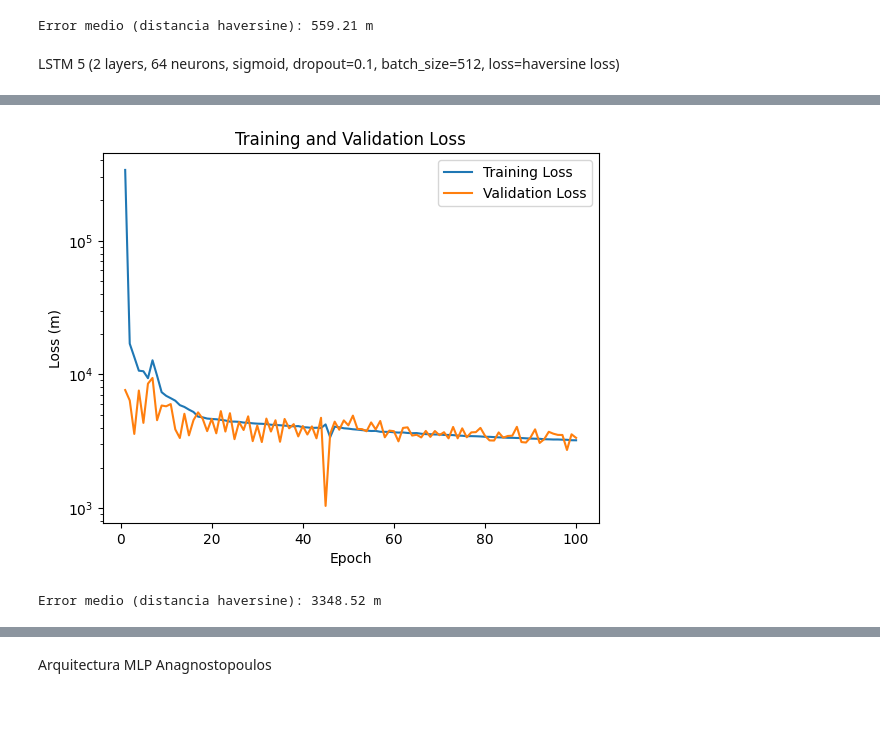
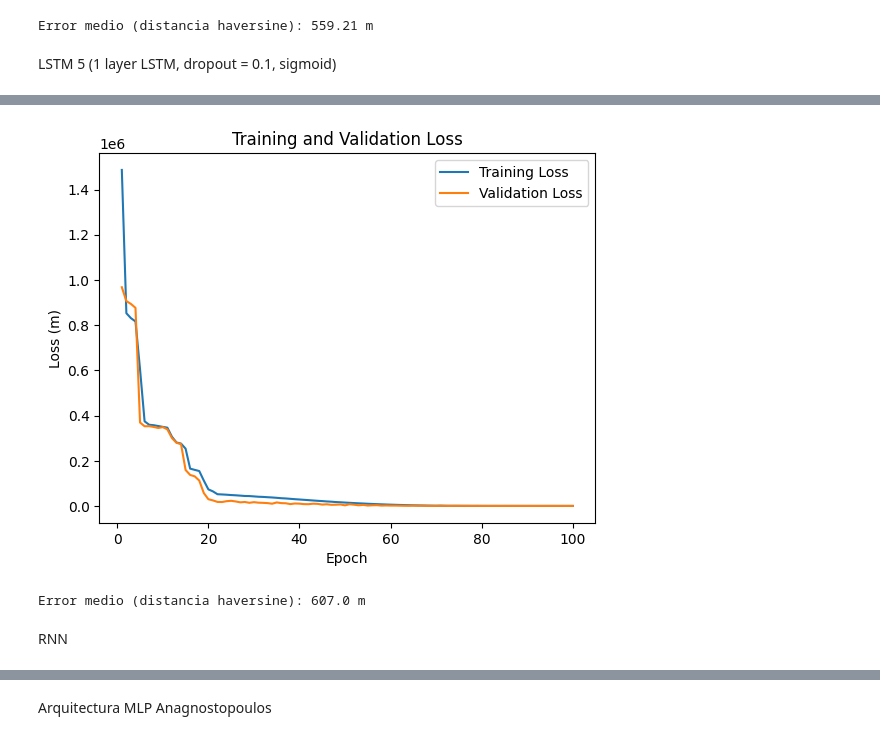
Before and after one commit to ernesto-miguez/UOC, a Jupyter notebook: Data_partitioning_strategy.ipynb, the cells around one changed output, grey strips where cells are left out. Cells and saved outputs as stored; diff of their text form; code cells hidden in the pictures; blank space fills up the shorter version.

```diff
--- a/Data_partitioning_strategy.ipynb
+++ b/Data_partitioning_strategy.ipynb
@@ -27,7 +39,7 @@ trn_crd.head()
 | 3 | 0.076847 | 0.894158 |
 | 4 | 0.076983 | 0.894148 |
 # %%
-trn_rss = pd.read_csv('LWAT01_trnrss.csv', header=None)
+trn_rss = pd.read_csv('LWAT01_trnrss.csv', header=None, low_memory=False)
 trn_rss.head()
 # %% [output]
 |  | 0 | 1 | 2 | 3 | 4 | 5 | 6 | 7 | 8 | 9 | ... | ... |
@@ -256,12 +285,15 @@ for epoch in range(num_epochs):
 
 # Evaluar el modelo
 with torch.no_grad():
-    predicted_crd_tensor = model(tst_rss_tensor)
-
+  start_time = time.time()
+  predicted_crd_tensor = model(tst_rss_tensor)
+  end_time = time.time()
+  prediction_time = end_time - start_time
 
 # Calcular el error medio
 mean_error = criterion(predicted_crd_tensor, tst_crd_tensor).item()
 
 # Imprimir el error medio
 print(f"Error medio (distancia haversine): {round(mean_error, 2)} m" )
+print(f"Tiempo de predicción: {round(prediction_time, 4)} segundos")
 # %% [output]
@@ -492,14 +625,17 @@ plt.legend()
 plt.show()
 
 
-# Evaluar el modelo
+# Evaluar el modelo y medir el tiempo de predicción
 with torch.no_grad():
+    start_time = time.time()
     predicted_crd_tensor = model(tst_rss_tensor)
-
+    end_time = time.time()
+    prediction_time = end_time - start_time
 
 # Calcular el error medio
 mean_error = criterion(predicted_crd_tensor, tst_crd_tensor).item()
 
-# Imprimir el error medio
-print(f"Error medio (distancia haversine): {round(mean_error, 2)} m" )
+# Imprimir el error medio y el tiempo de predicción
+print(f"Error medio (distancia haversine): {round(mean_error, 2)} m")
+print(f"Tiempo de predicción: {round(prediction_time, 4)} segundos")
 # %% [output]
@@ -673,14 +810,18 @@ class FingerprintingLSTM(nn.Module):
         super(FingerprintingLSTM, self).__init__()
         self.hidden_size = hidden_size
         self.lstm = nn.LSTM(input_size, hidden_size, batch_first=True, num_layers=2)
-        self.dropout = nn.Dropout(0.3)
+        self.bn1 = nn.BatchNorm1d(hidden_size)
         self.fc1 = nn.Linear(hidden_size, hidden_size)
+        self.bn2 = nn.BatchNorm1d(hidden_size)
         self.fc2 = nn.Linear(hidden_size, 2)
         self.sigmoid = nn.Sigmoid()
+        self.activation = nn.ReLU()
+        self.dropout = nn.Dropout(0.3)
 
     def forward(self, x):
         out, _ = self.lstm(x)
-        out = self.fc1(out)
+        out = self.dropout(self.activation(self.bn1(out)))
+        out = self.dropout(self.activation(self.bn2(self.fc1(out))))
         out = self.fc2(out)
         out = self.sigmoid(out)  # Aplicamos la función sigmoide para normalizar las salidas
         return out
@@ -948,24 +1239,24 @@ Epoch [99/100], Training Loss: 517.2488, Validation Loss: 554.4987
 Epoch [100/100], Training Loss: 516.3462, Validation Loss: 559.2051
 [figure]
 Error medio (distancia haversine): 559.21 m
-# %% [markdown]
-LSTM 5 (2 layers, 64 neurons, sigmoid, dropout=0.1, batch_size=512, loss=haversine loss)
+# %% [markdown]
+LSTM 5 (1 layer LSTM, dropout = 0.1, sigmoid)
 # %%
 # Define la arquitectura de la red LSTM
 class FingerprintingLSTM(nn.Module):
     def __init__(self, input_size, hidden_size):
         super(FingerprintingLSTM, self).__init__()
         self.hidden_size = hidden_size
-        self.lstm = nn.LSTM(input_size, hidden_size, batch_first=True, num_layers=2)
+        self.lstm = nn.LSTM(input_size, hidden_size, batch_first=True)
+        self.bn1 = nn.BatchNorm1d(hidden_size)
         self.dropout = nn.Dropout(0.1)
-        self.fc1 = nn.Linear(hidden_size, hidden_size)
-        self.fc2 = nn.Linear(hidden_size, 2)
+        self.fc = nn.Linear(hidden_size, 2)
         self.sigmoid = nn.Sigmoid()
 
     def forward(self, x):
         out, _ = self.lstm(x)
-        out = self.fc1(out)
-        out = self.fc2(out)
+        out = self.dropout(self.bn1(out))
+        out = self.fc(out)  # Seleccionamos la última salida de la secuencia
         out = self.sigmoid(out)  # Aplicamos la función sigmoide para normalizar las salidas
         return out
 
@@ -1053,7 +1344,6 @@ for epoch in range(num_epochs):
 # Crear el gráfico
 plt.plot(range(1, num_epochs+1), train_losses, label='Training Loss')
 plt.plot(range(1, num_epochs+1), val_losses, label='Validation Loss')
-plt.yscale('log')  # Cambiar la escala a logarítmica
 plt.xlabel('Epoch')
 plt.ylabel('Loss (m)')
 plt.title('Training and Validation Loss')
@@ -1092,2 +1382,4 @@ Epoch [100/100], Training Loss: 3210.8740, Validation Loss: 3348.5168
-[figure, old version]
+[figure, new version]
-Error medio (distancia haversine): 3348.52 m
+Error medio (distancia haversine): 607.0 m
+# %% [markdown]
+RNN
```
Also changed, not shown: parts of 52 cells of this notebook.
